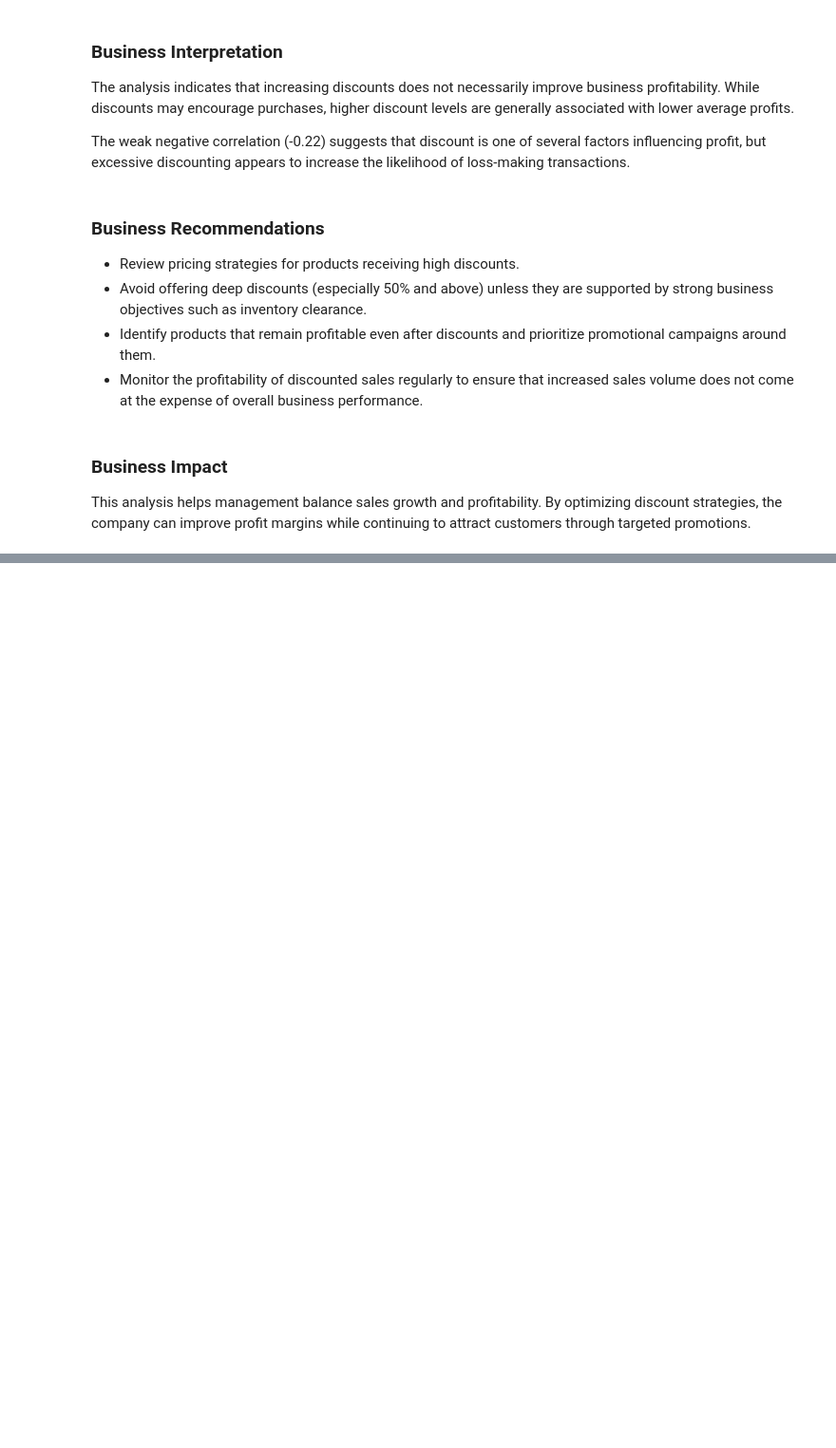
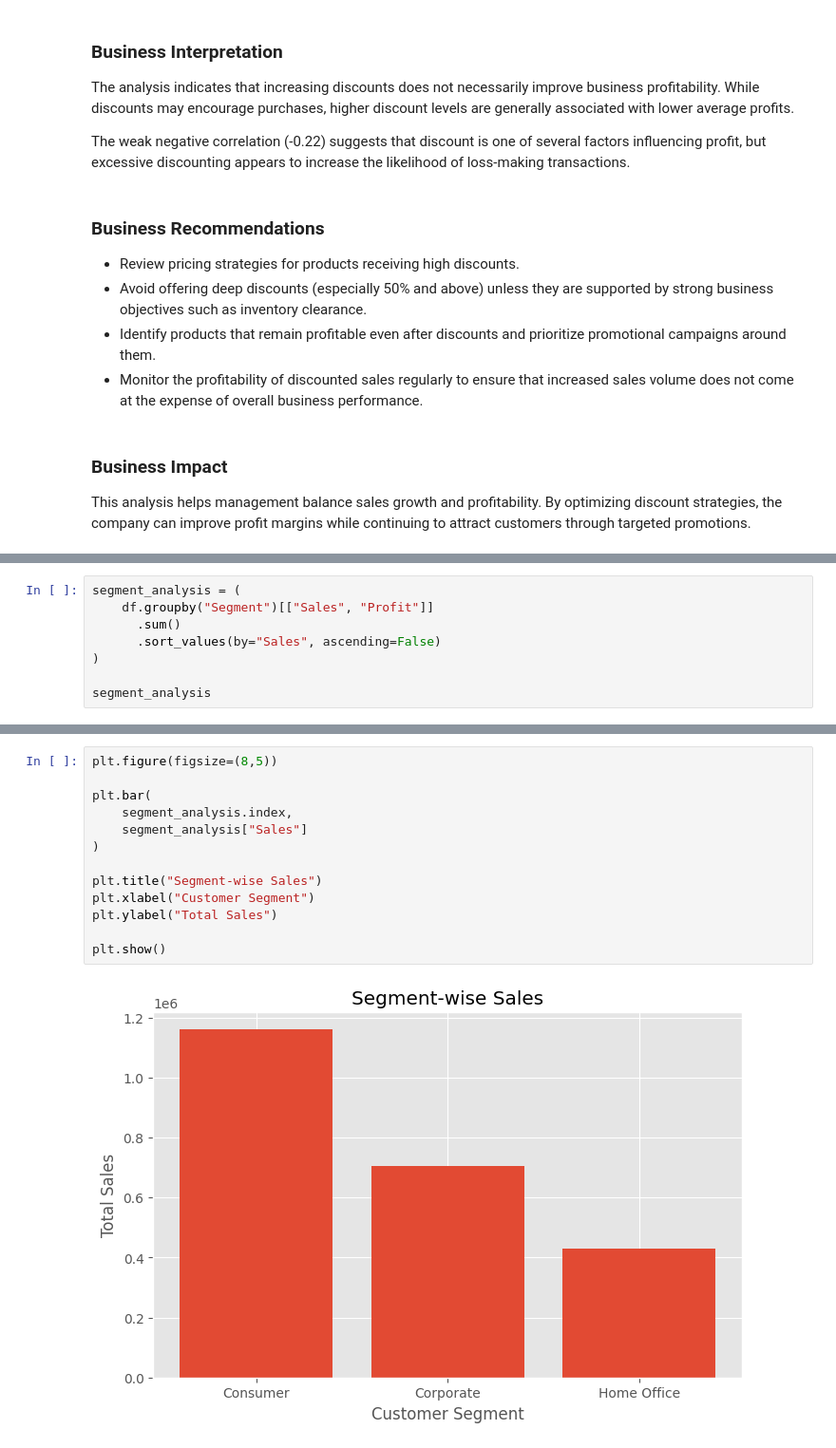
Before and after one commit to jigyasa-b31/Sales-Data-Analysis-Dashboard, a Jupyter notebook: notebooks/Sales_Data_Analysis_Dashboard.ipynb, the cells around one changed output, grey strips where cells are left out. Shown at 95% size. Saved outputs shown, nothing was run; the diff lists cells and outputs as text; blank space fills up the shorter version.

Commit message:
Analyze customer segment performance

```diff
--- a/notebooks/Sales_Data_Analysis_Dashboard.ipynb
+++ b/notebooks/Sales_Data_Analysis_Dashboard.ipynb
@@ -778,0 +785,8 @@ This analysis helps management balance sales growth and profitability. By optimi
+# %%
+segment_analysis = (
+    df.groupby("Segment")[["Sales", "Profit"]]
+      .sum()
+      .sort_values(by="Sales", ascending=False)
+)
+
+segment_analysis
@@ -778,0 +799,15 @@ This analysis helps management balance sales growth and profitability. By optimi
+# %%
+plt.figure(figsize=(8,5))
+
+plt.bar(
+    segment_analysis.index,
+    segment_analysis["Sales"]
+)
+
+plt.title("Segment-wise Sales")
+plt.xlabel("Customer Segment")
+plt.ylabel("Total Sales")
+
+plt.show()
+# %% [output]
+[figure, added]
```
Also changed, not shown: parts of 9 cells of this notebook.
